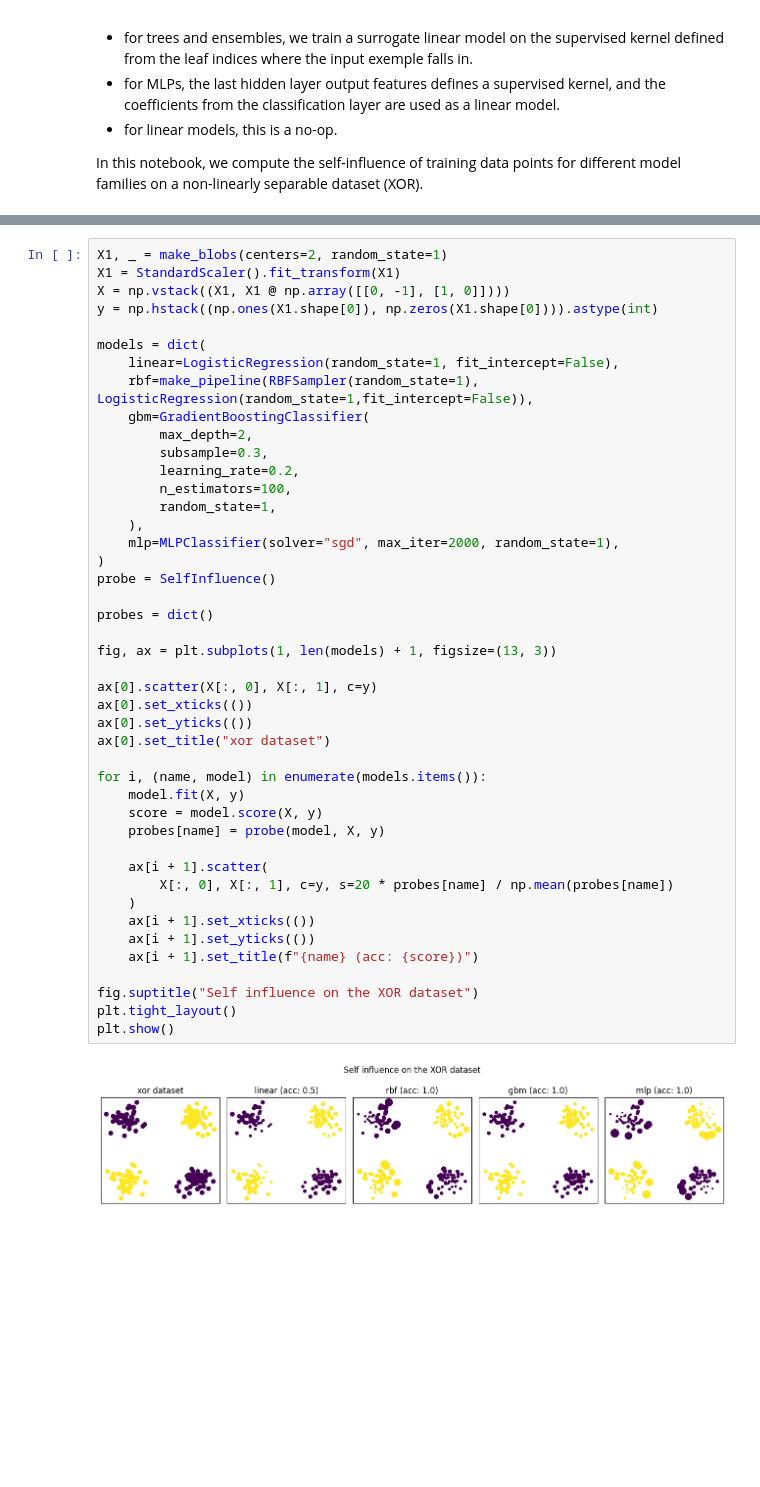
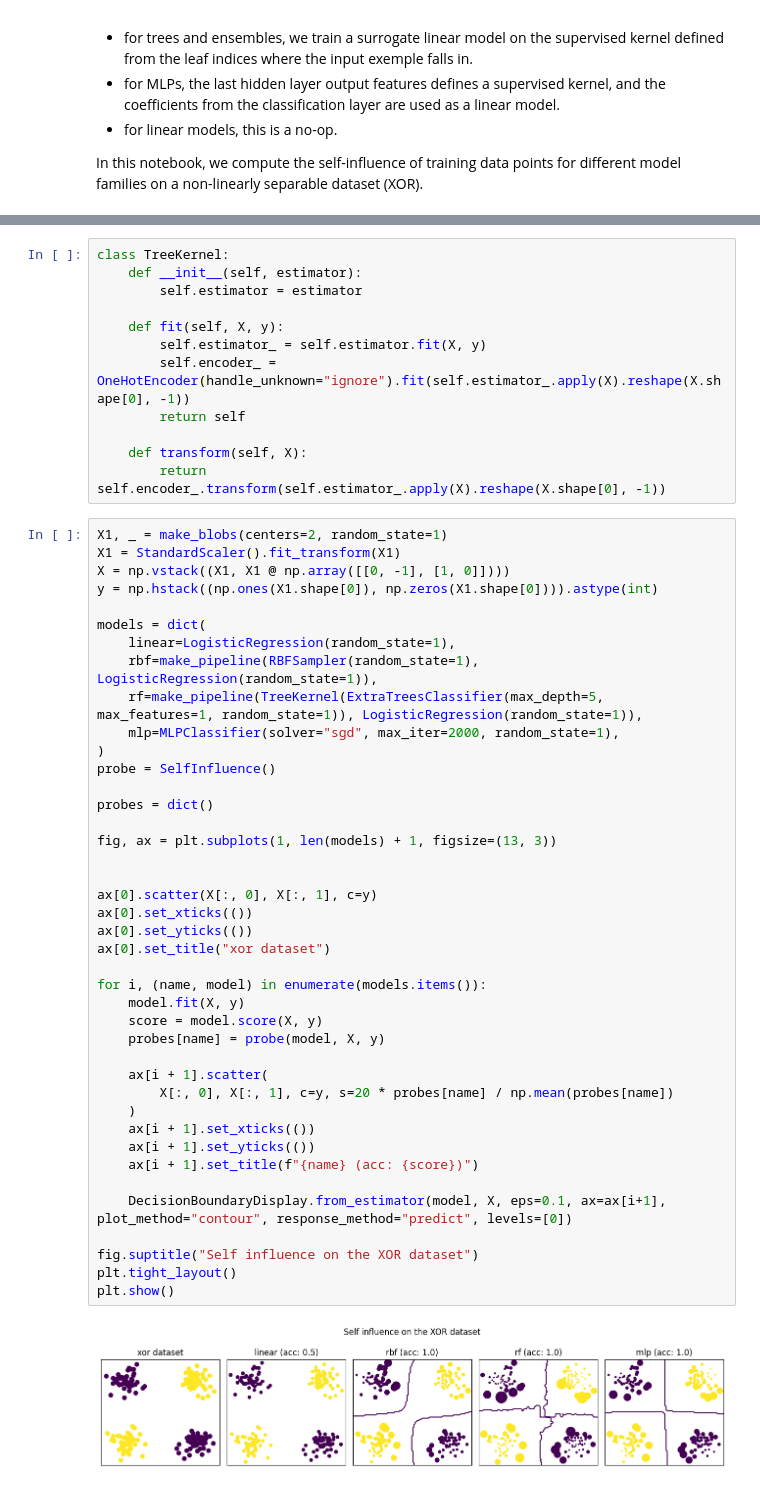
Before and after one commit to Orange-OpenSource/mislabeled, a Jupyter notebook: examples/plot_linearized.ipynb, the cells around one changed output, grey strips where cells are left out. Saved outputs shown, nothing was run; the diff lists cells and outputs as text; blank space fills up the shorter version.

Commit message:
fix plot for linearized trees

```diff
--- a/examples/plot_linearized.ipynb
+++ b/examples/plot_linearized.ipynb
@@ -34,5 +36,17 @@ from sklearn.preprocessing import OneHotEncoder
 
 from mislabeled.probe import SelfInfluence
+# %%
+class TreeKernel:
+    def __init__(self, estimator):
+        self.estimator = estimator
+
+    def fit(self, X, y):
+        self.estimator_ = self.estimator.fit(X, y)
+        self.encoder_ = OneHotEncoder(handle_unknown="ignore").fit(self.estimator_.apply(X).reshape(X.shape[0], -1))
+        return self
+
+    def transform(self, X):
+        return self.encoder_.transform(self.estimator_.apply(X).reshape(X.shape[0], -1))
 # %%
 X1, _ = make_blobs(centers=2, random_state=1)
 X1 = StandardScaler().fit_transform(X1)
@@ -40,45 +54,42 @@ X = np.vstack((X1, X1 @ np.array([[0, -1], [1, 0]])))
 y = np.hstack((np.ones(X1.shape[0]), np.zeros(X1.shape[0]))).astype(int)
 
 models = dict(
-    linear=LogisticRegression(random_state=1, fit_intercept=False),
-    rbf=make_pipeline(RBFSampler(random_state=1), LogisticRegression(random_state=1,fit_intercept=False)),
-    gbm=GradientBoostingClassifier(
-        max_depth=2,
-        subsample=0.3,
-        learning_rate=0.2,
-        n_estimators=100,
-        random_state=1,
-    ),
+    linear=LogisticRegression(random_state=1),
+    rbf=make_pipeline(RBFSampler(random_state=1), LogisticRegression(random_state=1)),
+    rf=make_pipeline(TreeKernel(ExtraTreesClassifier(max_depth=5, max_features=1, random_state=1)), LogisticRegression(random_state=1)),
     mlp=MLPClassifier(solver="sgd", max_iter=2000, random_state=1),
 )
 probe = SelfInfluence()
 
 probes = dict()
 
 fig, ax = plt.subplots(1, len(models) + 1, figsize=(13, 3))
+
 
 ax[0].scatter(X[:, 0], X[:, 1], c=y)
 ax[0].set_xticks(())
 ax[0].set_yticks(())
 ax[0].set_title("xor dataset")
 
 for i, (name, model) in enumerate(models.items()):
     model.fit(X, y)
     score = model.score(X, y)
     probes[name] = probe(model, X, y)
 
     ax[i + 1].scatter(
         X[:, 0], X[:, 1], c=y, s=20 * probes[name] / np.mean(probes[name])
     )
     ax[i + 1].set_xticks(())
     ax[i + 1].set_yticks(())
     ax[i + 1].set_title(f"{name} (acc: {score})")
 
+    DecisionBoundaryDisplay.from_estimator(model, X, eps=0.1, ax=ax[i+1], plot_method="contour", response_method="predict", levels=[0])
+
 fig.suptitle("Self influence on the XOR dataset")
 plt.tight_layout()
 plt.show()
 # %% [output]
-[figure, old version]
+[figure, new version]
 # %%
 fig, ax = plt.subplots(1, len(models) + 1, figsize=(13, 3))
 
```
Also changed, not shown: parts of 2 cells of this notebook, 1 other file.
